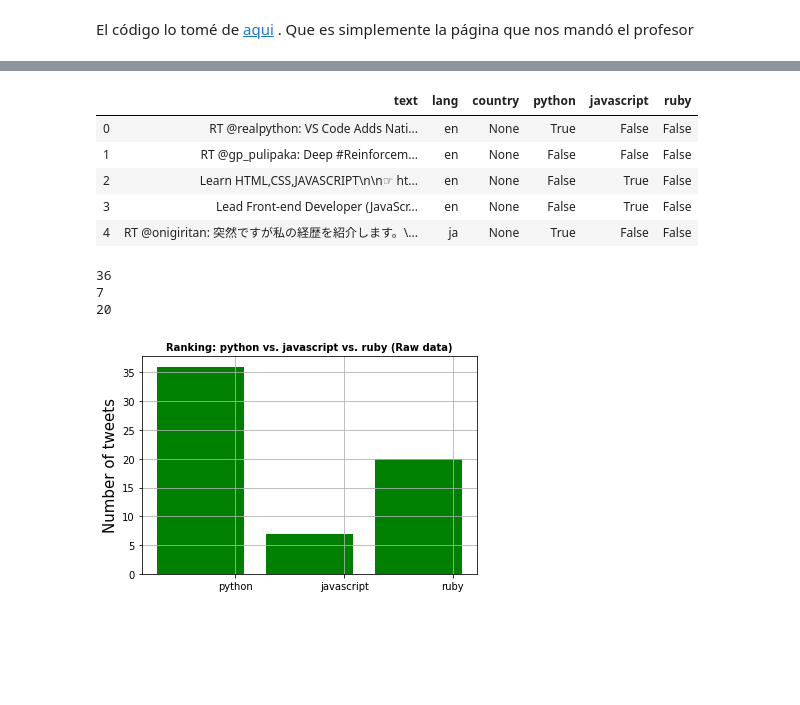
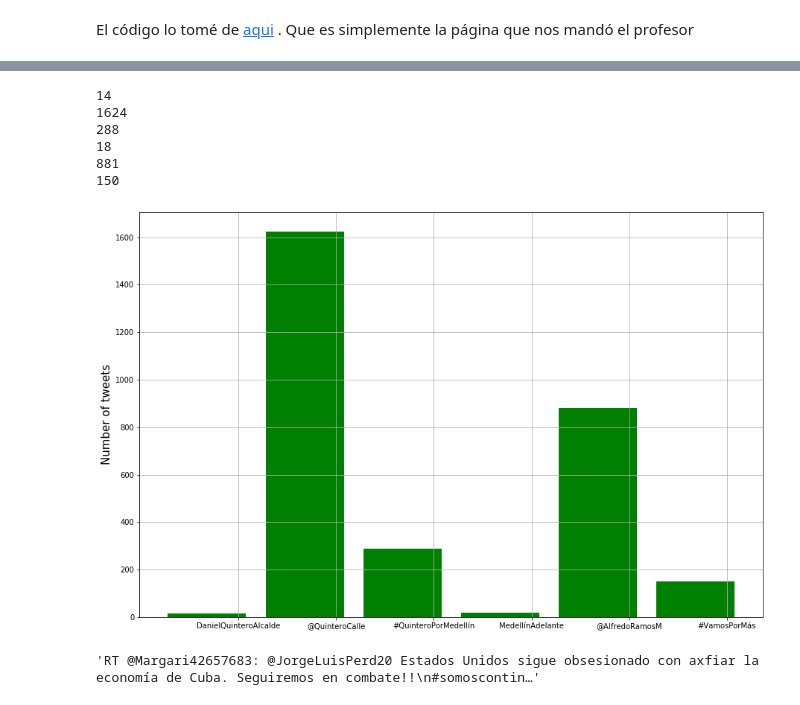
Before and after one commit to DSilva27/UdeAnalytics, a Jupyter notebook: ejemplo_api/Mining_Twitter_data.ipynb, the cells around one changed output, grey strips where cells are left out. Saved outputs shown, nothing was run; the diff lists cells and outputs as text; code cells hidden in the pictures; blank space fills up the shorter version.

```diff
--- a/ejemplo_api/Mining_Twitter_data.ipynb
+++ b/ejemplo_api/Mining_Twitter_data.ipynb
@@ -87,41 +67,38 @@ def word_in_text(word, text):
     if match:
         return True
     return False
-# %%
-tweets['python'] = tweets['text'].apply(lambda tweet: word_in_text('python', tweet))
-tweets['javascript'] = tweets['text'].apply(lambda tweet: word_in_text('javascript', tweet))
-tweets['ruby'] = tweets['text'].apply(lambda tweet: word_in_text('ruby', tweet))
-
-tweets.head()
-# %% [output]
-|  | text | lang | country | python | javascript | ruby |
-| 0 | RT @realpython: VS Code Adds Nati... | en | None | True | False | False |
-| 1 | RT @gp_pulipaka: Deep #Reinforcem... | en | None | False | False | False |
-| 2 | Learn HTML,CSS,JAVASCRIPT\n\n☞ ht... | en | None | False | True | False |
-| 3 | Lead Front-end Developer (JavaScr... | en | None | False | True | False |
-| 4 | RT @onigiritan: 突然ですが私の経歴を紹介します。\... | ja | None | True | False | False |
-# %%
-print(tweets['python'].value_counts()[True])
-print(tweets['javascript'].value_counts()[True])
-print(tweets['ruby'].value_counts()[True])
-# %% [output]
-36
-7
-20
+# %%
+filters = ['DanielQuinteroAlcalde','@QuinteroCalle','#QuinteroPorMedellín', 'MedellínAdelante', '@AlfredoRamosM',"#VamosPorMás"]
+
+for i in filters:
+    tweets[i] = tweets['text'].apply(lambda tweet: word_in_text(i, tweet))
+    print(tweets[i].value_counts()[True])
+
+textos = tweets['text'].values
+# %% [output]
+14
+1624
+288
+18
+881
+150
 # %%
-prg_langs = ['python', 'javascript', 'ruby']
-tweets_by_prg_lang = [tweets['python'].value_counts()[True], tweets['javascript'].value_counts()[True], tweets['ruby'].value_counts()[True]]
+tweets_by_prg_lang = [tweets[i].value_counts()[True] for i in filters]
 
-x_pos = list(range(len(prg_langs)))
+x_pos = list(range(len(filters)))
 width = 0.8
-fig, ax = plt.subplots()
+fig, ax = plt.subplots(figsize = (15,10))
 plt.bar(x_pos, tweets_by_prg_lang, width, alpha=1, color='g')
 
 # Setting axis labels and ticks
 ax.set_ylabel('Number of tweets', fontsize=15)
-ax.set_title('Ranking: python vs. javascript vs. ruby (Raw data)', fontsize=10, fontweight='bold')
+#ax.set_title('Ranking: python vs. javascript vs. ruby (Raw data)', fontsize=10, fontweight='bold')
 ax.set_xticks([p + 0.4 * width for p in x_pos])
-ax.set_xticklabels(prg_langs)
+ax.set_xticklabels(filters)
 plt.grid()
 # %% [output]
-[figure, old version]
+[figure, new version]
+# %%
+textos[0]
+# %% [output]
+'RT @Margari42657683: @JorgeLuisPerd20 Estados Unidos sigue obsesionado con axfiar la economía de Cuba. Seguiremos en combate!!\n#somoscontin…'
```
Also changed, not shown: parts of 4 cells of this notebook.
